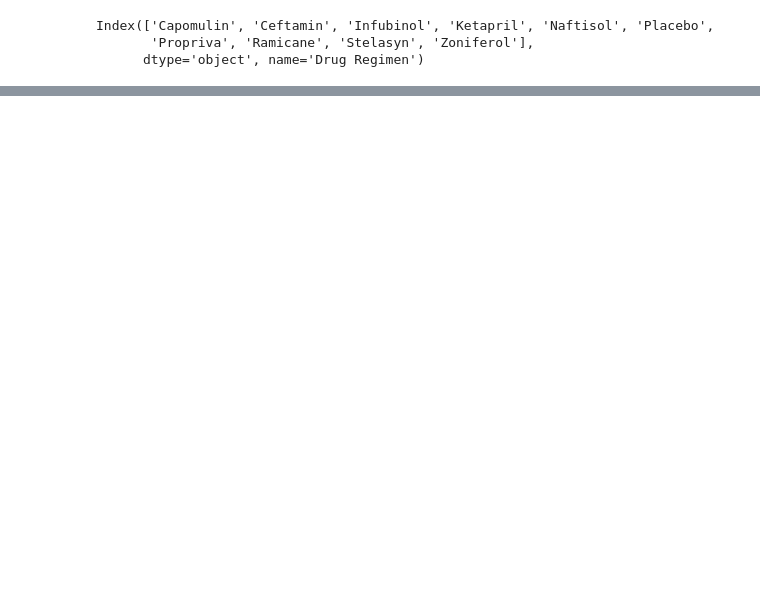
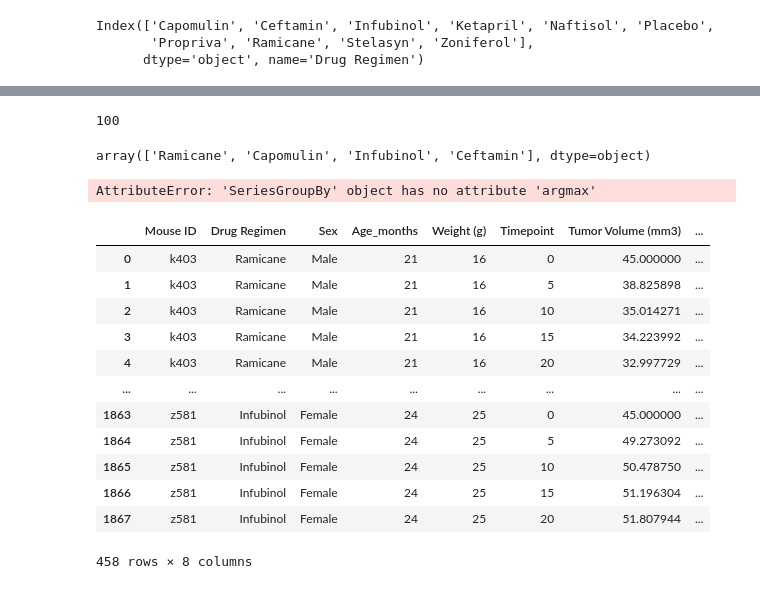
Before and after one commit to ringotm/Pharmaceutical-Data-Analysis, a Jupyter notebook: Pymaceuticals/Untitled.ipynb, the cells around one changed output, grey strips where cells are left out. Saved outputs shown, nothing was run; the diff lists cells and outputs as text; code cells hidden in the pictures; blank space fills up the shorter version.

```diff
--- a/Pymaceuticals/Untitled.ipynb
+++ b/Pymaceuticals/Untitled.ipynb
@@ -102,0 +282,28 @@ Text(0.5, 0, 'Drug Regimen')
+# %%
+df_most_promising['Mouse ID'].nunique()
+# %% [output]
+100
+# %%
+df_most_promising['Drug Regimen'].unique()
+# %% [output]
+array(['Ramicane', 'Capomulin', 'Infubinol', 'Ceftamin'], dtype=object)
+# %%
+df_most_promising.groupby(['Mouse ID', 'Drug Regimen'])['Tumor Volume (mm3)'].argmax(df_most_promising.groupby(['Mouse ID', 'Drug Regimen'])['Timepoint'].max())
+# %% [output]
+AttributeError: 'SeriesGroupBy' object has no attribute 'argmax'
+# %%
+groupby_mouse_drug.head()
+# %% [output]
+|  | Mouse ID | Drug Regimen | Sex | Age_months | Weight (g) | Timepoint | Tumor Volume (mm3) | ... |
+| 0 | k403 | Ramicane | Male | 21 | 16 | 0 | 45.000000 | ... |
+| 1 | k403 | Ramicane | Male | 21 | 16 | 5 | 38.825898 | ... |
+| 2 | k403 | Ramicane | Male | 21 | 16 | 10 | 35.014271 | ... |
+| 3 | k403 | Ramicane | Male | 21 | 16 | 15 | 34.223992 | ... |
+| 4 | k403 | Ramicane | Male | 21 | 16 | 20 | 32.997729 | ... |
+| ... | ... | ... | ... | ... | ... | ... | ... | ... |
+| 1863 | z581 | Infubinol | Female | 24 | 25 | 0 | 45.000000 | ... |
+| 1864 | z581 | Infubinol | Female | 24 | 25 | 5 | 49.273092 | ... |
+| 1865 | z581 | Infubinol | Female | 24 | 25 | 10 | 50.478750 | ... |
+| 1866 | z581 | Infubinol | Female | 24 | 25 | 15 | 51.196304 | ... |
+| 1867 | z581 | Infubinol | Female | 24 | 25 | 20 | 51.807944 | ... |
+458 rows × 8 columns
```
Also changed, not shown: parts of 26 cells of this notebook.
